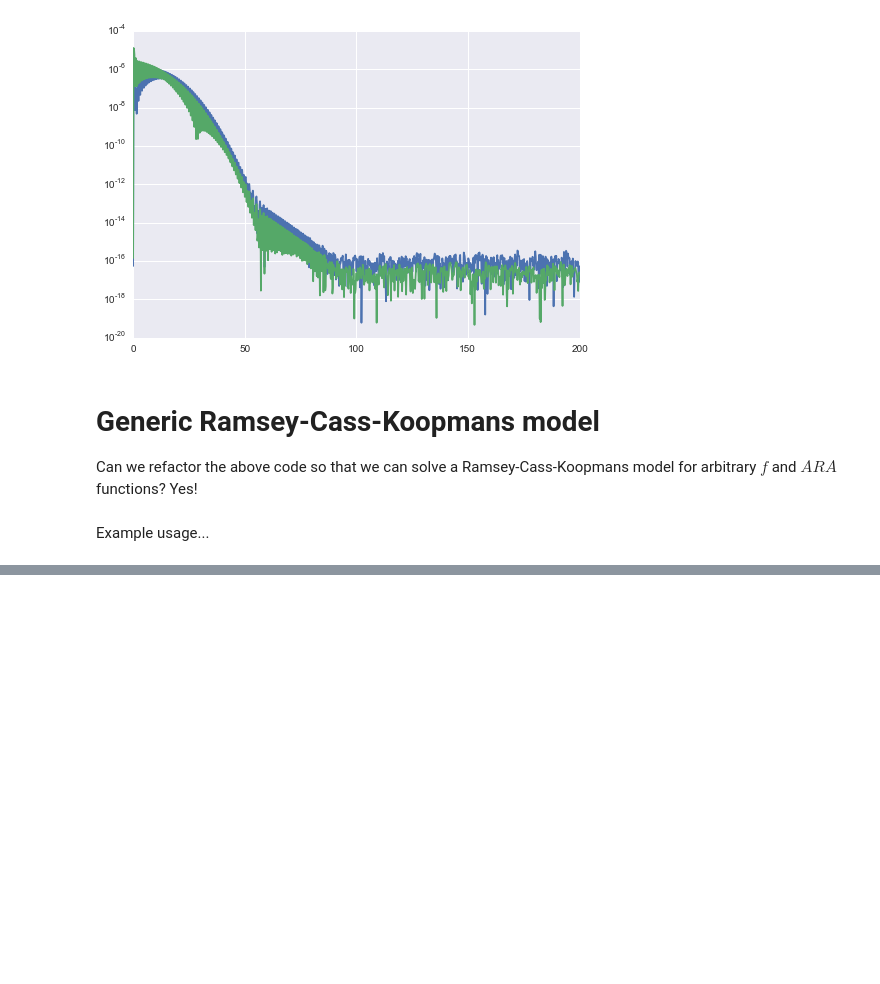
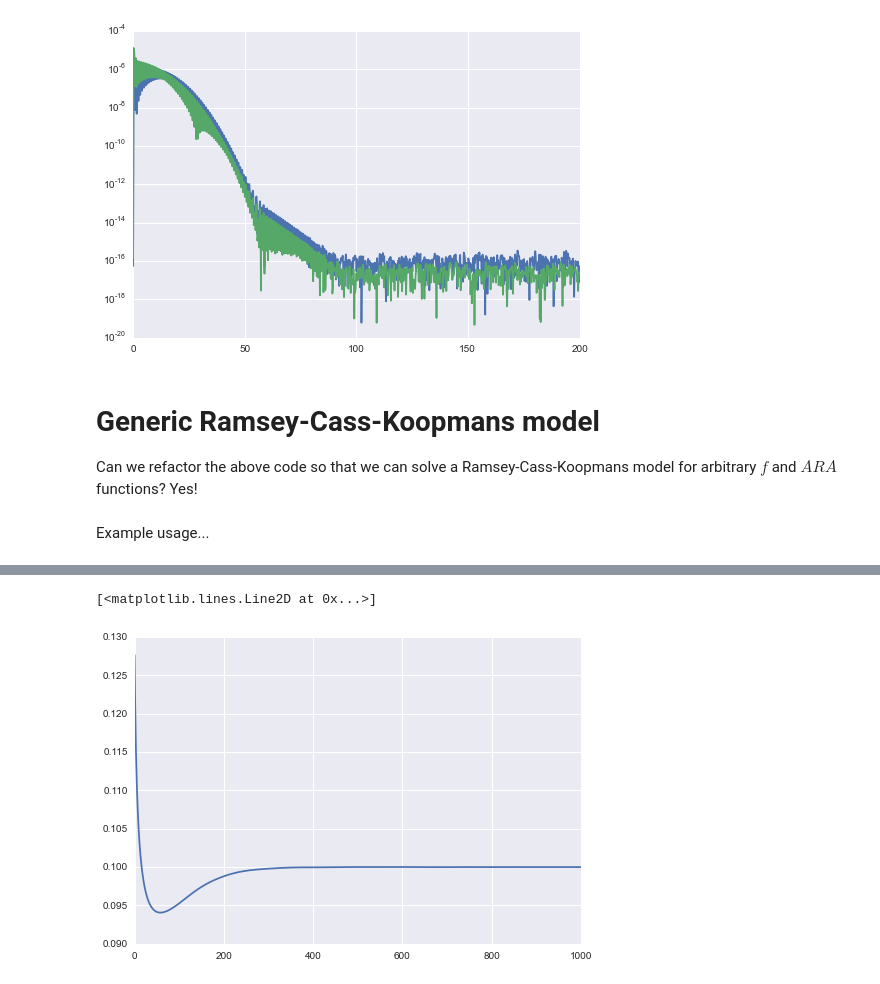
Before and after one commit to davidrpugh/pyCollocation, a Jupyter notebook: examples/ramsey-cass-koopmans-model.ipynb, the cells around one changed output, grey strips where cells are left out. Saved outputs shown, nothing was run; the diff lists cells and outputs as text; code cells hidden in the pictures; blank space fills up the shorter version.

```diff
--- a/examples/ramsey-cass-koopmans-model.ipynb
+++ b/examples/ramsey-cass-koopmans-model.ipynb
@@ -442,0 +458,5 @@ plt.show()
+# %%
+plt.plot(ts, generic_ramsey_bvp.marginal_product_capital(k_soln, **generic_ramsey_bvp.params))
+# %% [output]
+[<matplotlib.lines.Line2D at 0x...>]
+[figure, added]
```
Also changed, not shown: parts of 9 cells of this notebook, 1 other file.
